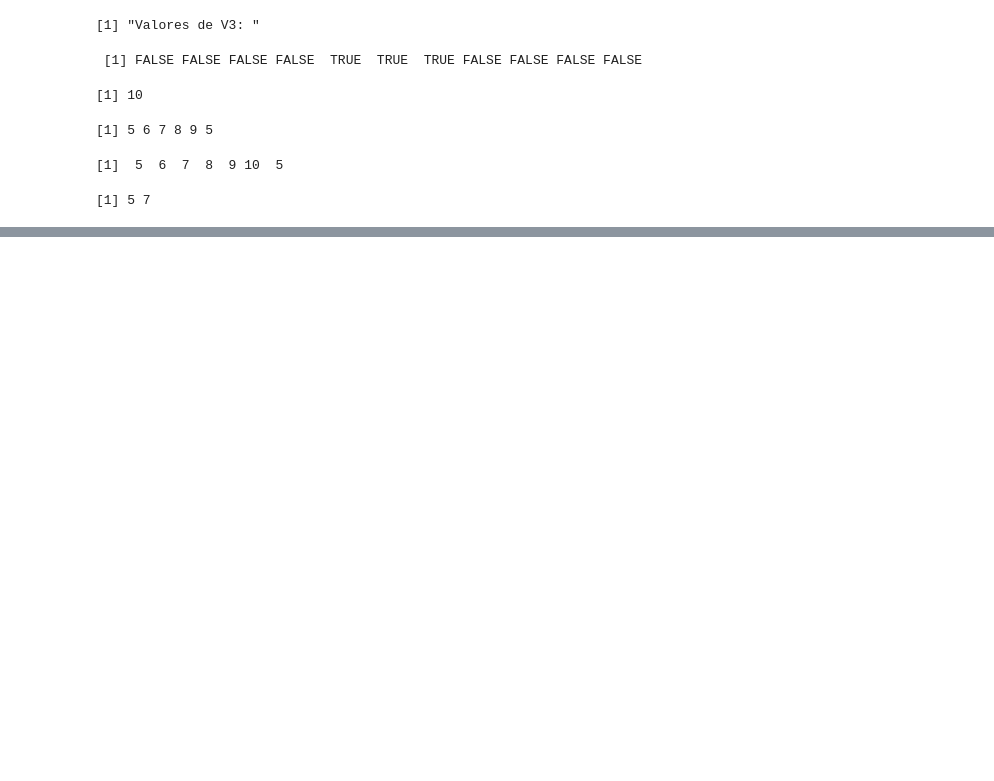
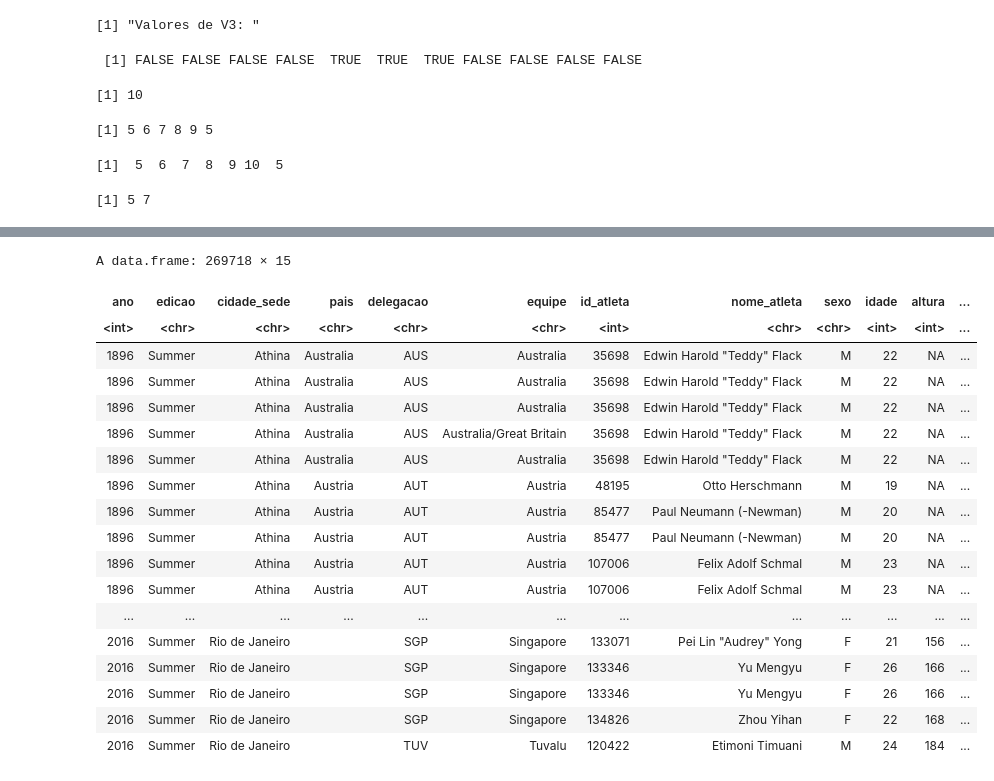
Before and after one commit to HolaSoyMath/DataScience-R-7Periodo, a Jupyter notebook: 1_Aula_em_R.ipynb, the cells around one changed output, grey strips where cells are left out. Saved outputs shown, nothing was run; the diff lists cells and outputs as text; code cells hidden in the pictures; blank space fills up the shorter version.

```diff
--- a/1_Aula_em_R.ipynb
+++ b/1_Aula_em_R.ipynb
@@ -139,0 +195,23 @@ A matrix: 2 × 3 of type int
+# %%
+tabela <- read.csv('/content/dados_olimpiadas.csv', header = TRUE)
+tabela
+# %% [output]
+A data.frame: 269718 × 15
+| ano | edicao | cidade_sede | pais | delegacao | equipe | id_atleta | nome_atleta | sexo | idade | altura | ... |
+| <int> | <chr> | <chr> | <chr> | <chr> | <chr> | <int> | <chr> | <chr> | <int> | <int> | ... |
+| 1896 | Summer | Athina | Australia | AUS | Australia | 35698 | Edwin Harold "Teddy" Flack | M | 22 | NA | ... |
+| 1896 | Summer | Athina | Australia | AUS | Australia | 35698 | Edwin Harold "Teddy" Flack | M | 22 | NA | ... |
+| 1896 | Summer | Athina | Australia | AUS | Australia | 35698 | Edwin Harold "Teddy" Flack | M | 22 | NA | ... |
+| 1896 | Summer | Athina | Australia | AUS | Australia/Great Britain | 35698 | Edwin Harold "Teddy" Flack | M | 22 | NA | ... |
+| 1896 | Summer | Athina | Australia | AUS | Australia | 35698 | Edwin Harold "Teddy" Flack | M | 22 | NA | ... |
+| 1896 | Summer | Athina | Austria | AUT | Austria | 48195 | Otto Herschmann | M | 19 | NA | ... |
+| 1896 | Summer | Athina | Austria | AUT | Austria | 85477 | Paul Neumann (-Newman) | M | 20 | NA | ... |
+| 1896 | Summer | Athina | Austria | AUT | Austria | 85477 | Paul Neumann (-Newman) | M | 20 | NA | ... |
+| 1896 | Summer | Athina | Austria | AUT | Austria | 107006 | Felix Adolf Schmal | M | 23 | NA | ... |
+| 1896 | Summer | Athina | Austria | AUT | Austria | 107006 | Felix Adolf Schmal | M | 23 | NA | ... |
+| ... | ... | ... | ... | ... | ... | ... | ... | ... | ... | ... | ... |
+| 2016 | Summer | Rio de Janeiro |  | SGP | Singapore | 133071 | Pei Lin "Audrey" Yong | F | 21 | 156 | ... |
+| 2016 | Summer | Rio de Janeiro |  | SGP | Singapore | 133346 | Yu Mengyu | F | 26 | 166 | ... |
+| 2016 | Summer | Rio de Janeiro |  | SGP | Singapore | 133346 | Yu Mengyu | F | 26 | 166 | ... |
+| 2016 | Summer | Rio de Janeiro |  | SGP | Singapore | 134826 | Zhou Yihan | F | 22 | 168 | ... |
+| 2016 | Summer | Rio de Janeiro |  | TUV | Tuvalu | 120422 | Etimoni Timuani | M | 24 | 184 | ... |
```
Also changed, not shown: parts of 6 cells of this notebook.
